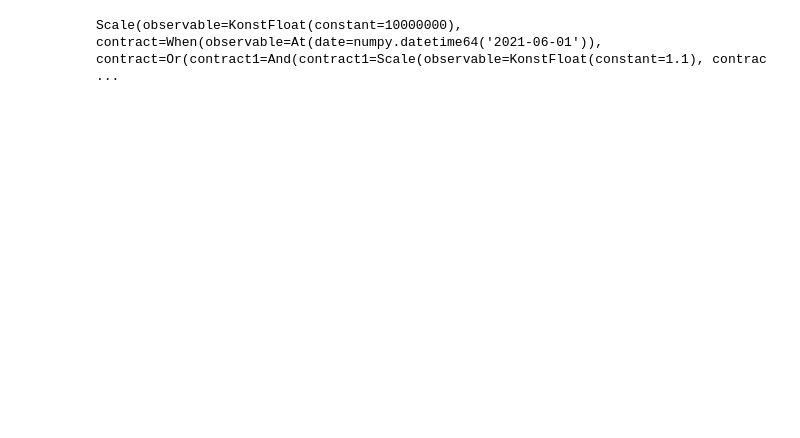
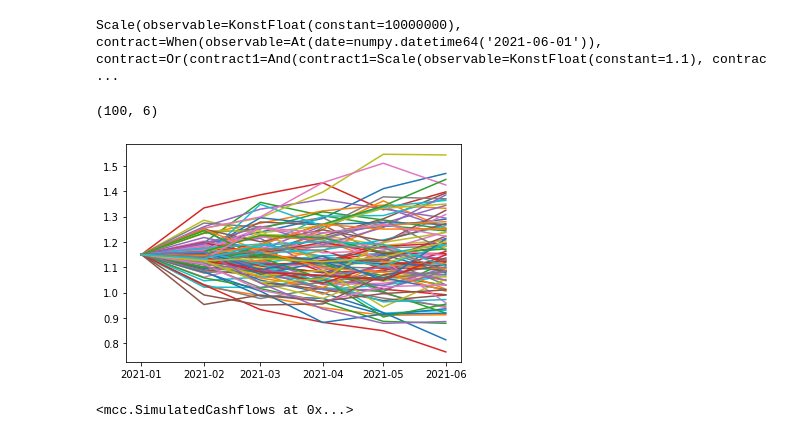
Before and after one commit to luphord/monte-carlo-contracts, a Jupyter notebook: examples/FX Options.ipynb, the cells around one changed output. Saved outputs shown, nothing was run; the diff lists cells and outputs as text; code cells hidden in the pictures; blank space fills up the shorter version.

Commit message:
simulate model and generate cashflows

```diff
--- a/examples/FX Options.ipynb
+++ b/examples/FX Options.ipynb
@@ -26,3 +27,24 @@ fxcall = FxCall(maturity, notional, strike, base_currency, counter_currency)
 fxcall.resolve()
 # %% [output]
 Scale(observable=KonstFloat(constant=10000000), contract=When(observable=At(date=numpy.datetime64('2021-06-01')), contract=Or(contract1=And(contract1=Scale(observable=KonstFloat(constant=1.1), contrac ...
+# %%
+spot = 1.15
+volatility = 0.2
+dategrid = np.array([
+    np.datetime64("2021-01-01"),
+    np.datetime64("2021-02-01"),
+    np.datetime64("2021-03-01"),
+    np.datetime64("2021-04-01"),
+    np.datetime64("2021-05-01"),
+    np.datetime64("2021-06-01")])
+timegrid = np.linspace(0, 5 / 12, 6)
+# %%
+n = 100
+rnd = np.random.RandomState(123)
+gbm = GeometricBrownianMotion(mu=0, sigma=volatility)
+x = spot * gbm.simulate(timegrid, n, rnd)
+plt.plot(dategrid, x.T)
+x.shape
+# %% [output]
+(100, 6)
+[figure, added]
@@ -28,0 +53,4 @@ Scale(observable=KonstFloat(constant=10000000), contract=When(observable=At(date
+# %%
+model.generate_cashflows(fxcall)
+# %% [output]
+<mcc.SimulatedCashflows at 0x...>
```
Also changed, not shown: parts of 2 cells of this notebook.
